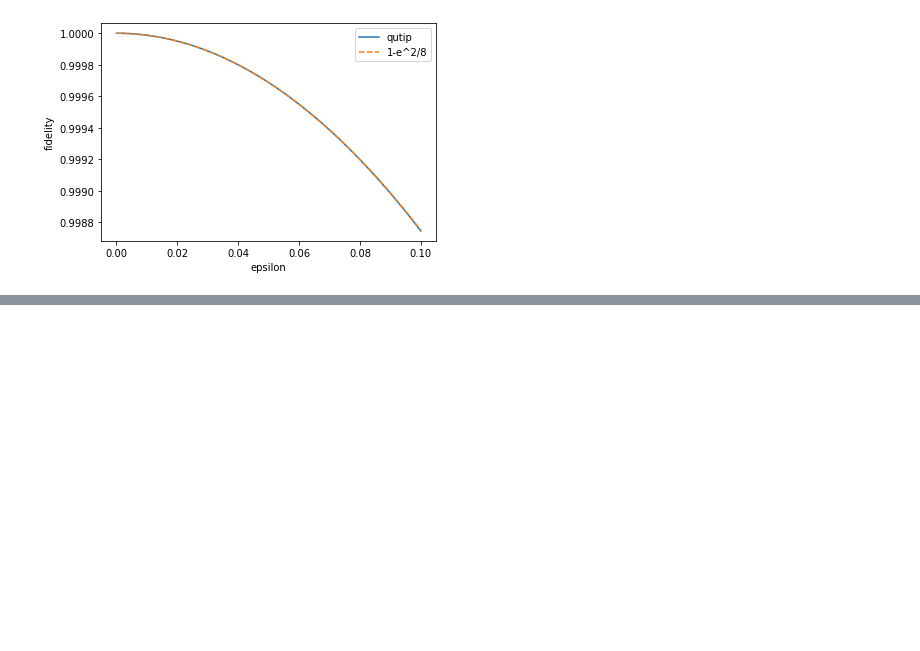
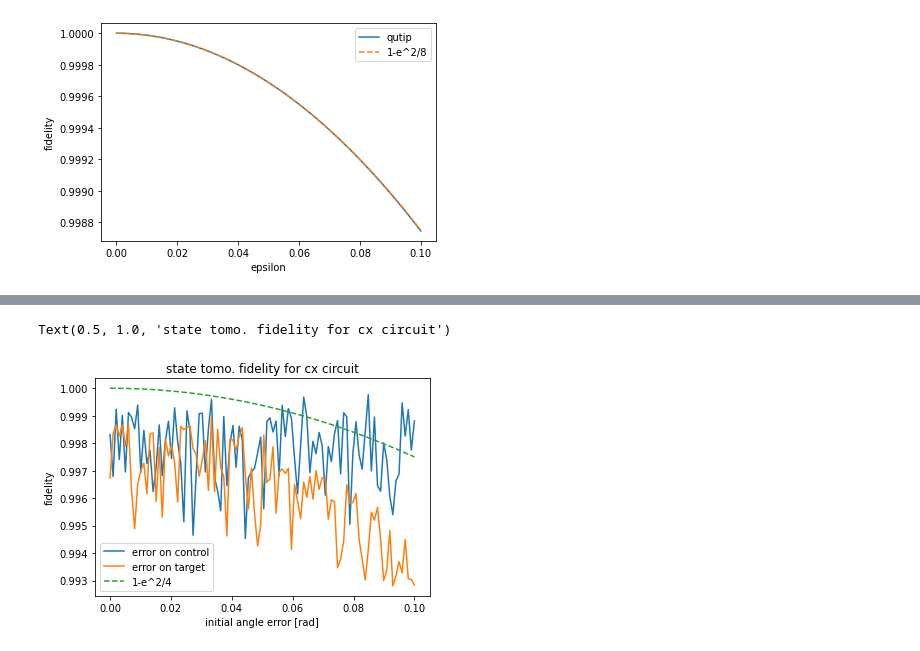
Before and after one commit to liorella/research, a Jupyter notebook: phys/coherent_errors.ipynb, the cells around one changed output, grey strips where cells are left out. Saved outputs shown, nothing was run; the diff lists cells and outputs as text; code cells hidden in the pictures; blank space fills up the shorter version.

```diff
--- a/phys/coherent_errors.ipynb
+++ b/phys/coherent_errors.ipynb
@@ -134,0 +188,14 @@ Text(0.5, 1.0, 'qiskit simulation of initial phase error')
+# %%
+error_model_fidelity_2q_err1 = [qiskit_u_err_state_tomo(eps, circ, 1) for eps in tqdm(eps_vec)]
+error_model_fidelity_2q_err0 = [qiskit_u_err_state_tomo(eps, circ, 0) for eps in tqdm(eps_vec)]
+# %%
+plt.plot(eps_vec, error_model_fidelity_2q_err0, label='error on control')
+plt.plot(eps_vec, error_model_fidelity_2q_err1, label='error on target')
+plt.plot(eps_vec, 1-eps_vec**2/4, '--', label='1-e^2/4')
+plt.xlabel('initial angle error [rad]')
+plt.ylabel('fidelity')
+plt.legend()
+plt.title('state tomo. fidelity for cx circuit')
+# %% [output]
+Text(0.5, 1.0, 'state tomo. fidelity for cx circuit')
+[figure, added]
```
Also changed, not shown: parts of 30 cells of this notebook.
